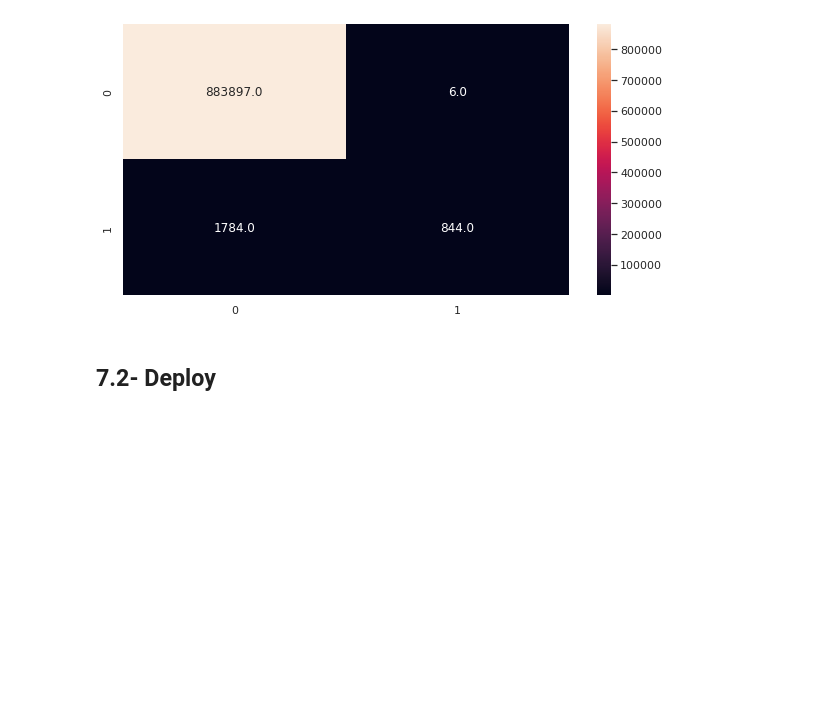
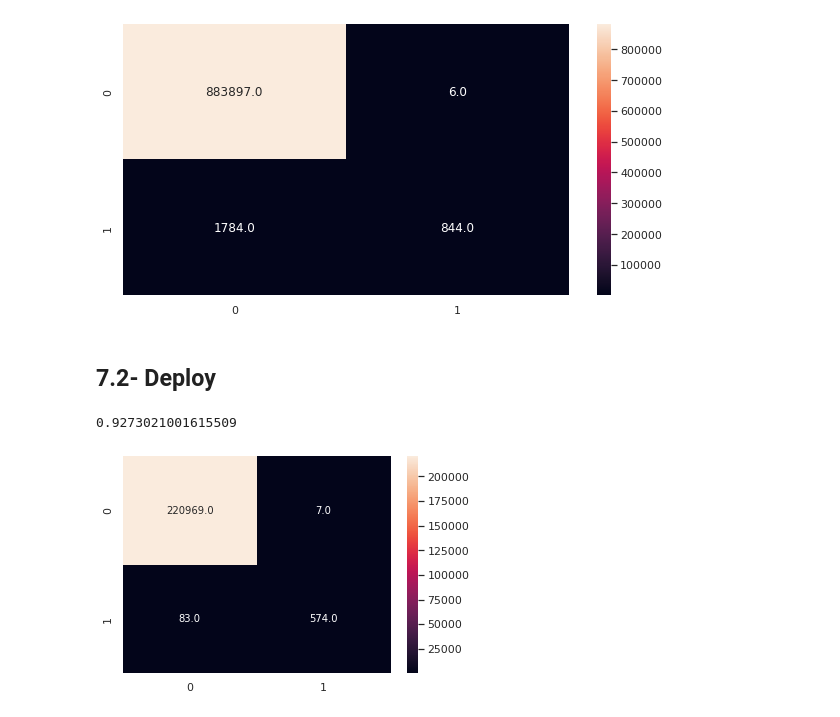
Before and after one commit to rsantosluan/fraud_detect, a Jupyter notebook: Jnotebooks/ML-C2.ipynb, the cells around one changed output. Drawn from its saved outputs; the diff is of its cells as text; code cells hidden in the pictures; blank space fills up the shorter version.

```diff
--- a/Jnotebooks/ML-C2.ipynb
+++ b/Jnotebooks/ML-C2.ipynb
@@ -427,3 +458,30 @@ Média Score F1 Macro: 0.8847641085161143
 [figure]
 # %% [markdown]
 ## 7.2- Deploy
+# %%
+### Concatenando valores de treino e teste
+x_trn = pd.concat( [xtrn, xten] )
+y_tr = pd.concat( [ytr, yte] )
+# %%
+### Treinando modelo com dados globais
+model = XGBClassifier().fit( x_trn, y_tr )
+# %%
+### Normalização dos dados de validação
+x_valf = nt.feature_eng( x_val )
+x_valn, rs, mms = nt.rescaling( x_valf, rs, mms )
+# %%
+### Fazendo previsões com o modelo já treinado em quase toda base de dados
+y_pred = model.predict( x_valn )
+### Medindo a acurácia com ênfase na resposta de interesse (IsFraud == 1)
+print( f1_score( y_val, y_pred, average='binary' , pos_label = 1 ) )
+
+### Plotando matriz de confusão
+cf_matrix = confusion_matrix(y_val, y_pred)
+sns.heatmap(
+    cf_matrix,
+    annot = True,
+    fmt = '.1f'
+);
+# %% [output]
+0.9273021001615509
+[figure, added]
```
Also changed, not shown: parts of 5 cells of this notebook.
